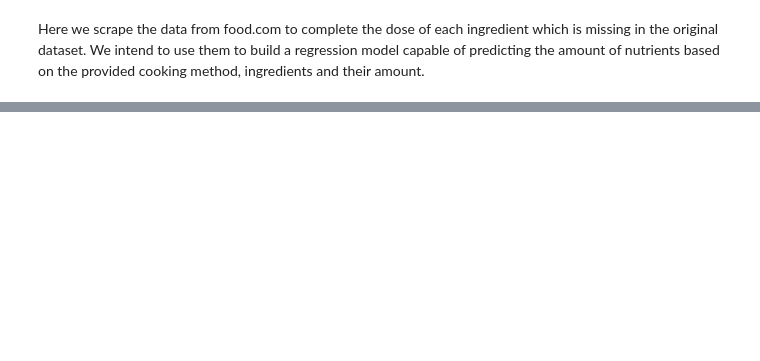
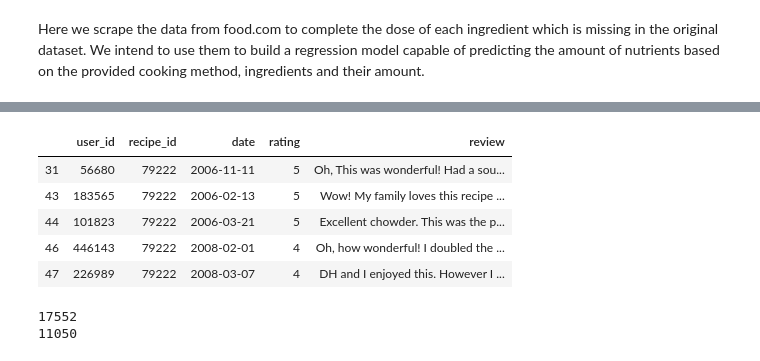
Before and after one commit to JiahuaWU/ada2019, a Jupyter notebook: Milestone2.ipynb, the cells around one changed output, grey strips where cells are left out. Cells and saved outputs as stored; diff of their text form; code cells hidden in the pictures; blank space fills up the shorter version.

```diff
--- a/Milestone2.ipynb
+++ b/Milestone2.ipynb
@@ -1020,0 +1029,29 @@ for _, series in training_df.iterrows():
+# %%
+# remove invalid user and recipe
+df = df[df['rating'] != 0]
+min_num_ratings = 10
+users_per_recipe_count = df.recipe_id.value_counts()
+recipes_per_user_count = df.user_id.value_counts()
+
+remaining_recipes = users_per_recipe_count[users_per_recipe_count > min_num_ratings].index.values
+remaining_users = recipes_per_user_count[recipes_per_user_count > min_num_ratings].index.values
+
+remaining_df = df[df['user_id'].isin(remaining_users) & df['recipe_id'].isin(remaining_recipes)]
+remaining_df.head()
+# %% [output]
+|  | user_id | recipe_id | date | rating | review |
+| 31 | 56680 | 79222 | 2006-11-11 | 5 | Oh, This was wonderful! Had a sou... |
+| 43 | 183565 | 79222 | 2006-02-13 | 5 | Wow! My family loves this recipe ... |
+| 44 | 101823 | 79222 | 2006-03-21 | 5 | Excellent chowder. This was the p... |
+| 46 | 446143 | 79222 | 2008-02-01 | 4 | Oh, how wonderful! I doubled the ... |
+| 47 | 226989 | 79222 | 2008-03-07 | 4 | DH and I enjoyed this. However I ... |
+# %%
+'''
+explorary analysis
+remaining users and recipes which have number of ratings more than "min_num_ratings"
+'''
+print(users_per_recipe_count[users_per_recipe_count > min_num_ratings].count())
+print(recipes_per_user_count[recipes_per_user_count > min_num_ratings].count())
+# %% [output]
+17552
+11050
```
Also changed, not shown: parts of 15 cells of this notebook.
